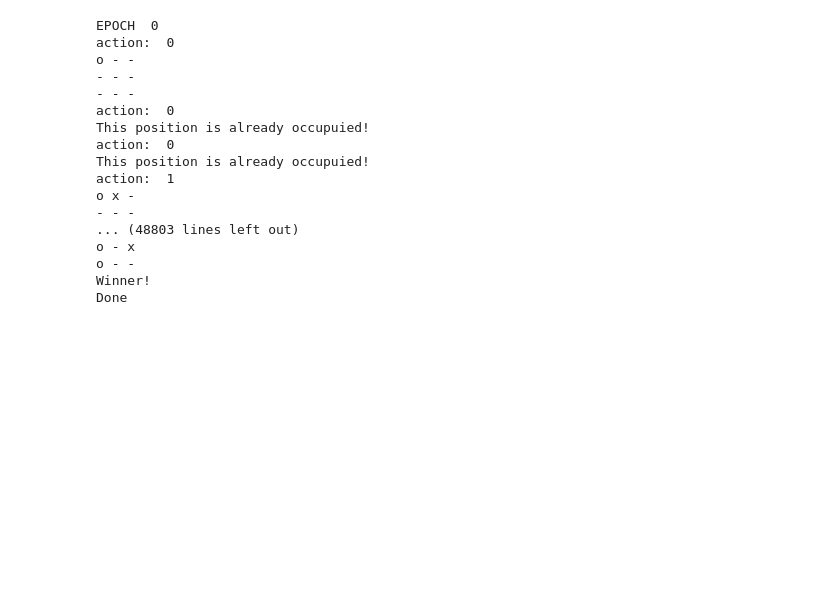
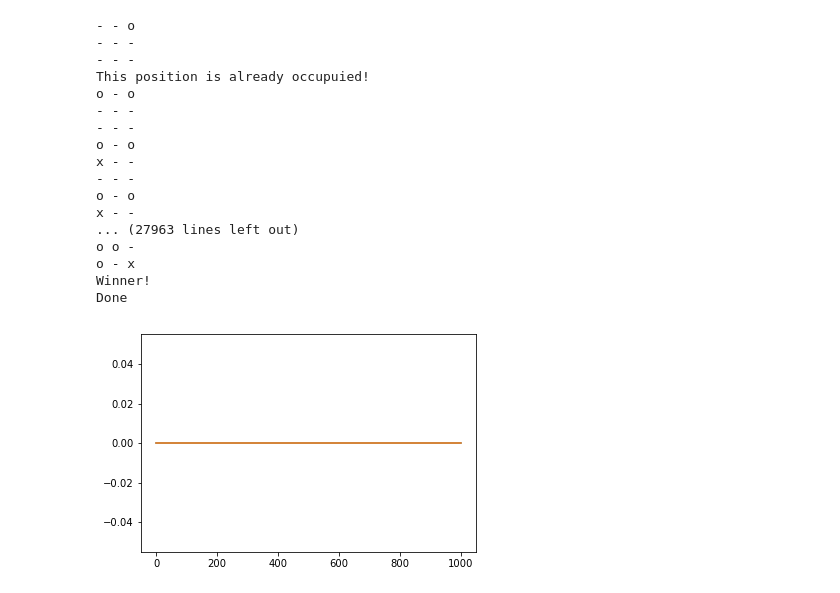
Before and after one commit to mattroz/TicTacToe-RL, a Jupyter notebook: agent_training.ipynb, the cells around one changed output. Cells and saved outputs as stored; diff of their text form; code cells hidden in the pictures; blank space fills up the shorter version.

Commit message:
Done testing, todo: correct plots and scoring

```diff
--- a/agent_training.ipynb
+++ b/agent_training.ipynb
@@ -5,5 +5,5 @@ import imp
 # %%
-def game(env, turn, bot1, bot2, with_human):
+def game(env, turn, bot1, bot2, with_human=False):
     if not with_human:
         if turn == 0:
             r,s,done = env.step(bot1.marker, bot1.act())
@@ -36,7 +36,7 @@ def game(env, turn, bot1, bot2, with_human):
             turn = 1
         if turn == 1:
             player_move = [int(coord) for coord in input('Your move: ').split()]
-            r,s,done = env.step('x', player_move)
+            r,s,done = env.step('o', player_move)
             bot1.observe(s)
             if done:
                 print('Done')
@@ -53,30 +53,44 @@ env = ttte.TicTacToeEnv(3)
 agent1.observe(env.state())
 agent2.observe(env.state())
 # %%
-for epoch in range(0,2500):
-    print('EPOCH ', epoch)
-    while not over:
-        over = game(env, turn, agent1, agent2, with_human=False)
-    env.reset()
-    over = False
+agent1_wins = []
+agent2_wins = []
+win1, win2 = 0, 0
+
+for epoch in range(0,10):
+    agent1_set_wins = 0
+    agent2_set_wins = 0
+    for _ in range(0,100):
+        while not over:
+            over = game(env, turn, agent1, agent2)
+        over = False
+        env.reset()
+        agent1_wins.append(agent1_set_wins)
+        agent2_wins.append(agent2_set_wins)
 # %% [output]
-EPOCH  0
-action:  0
-o - -
+- - o
 - - -
 - - -
-action:  0
 This position is already occupuied!
-action:  0
-This position is already occupuied!
-action:  1
-o x -
+o - o
 - - -
-... (48803 lines left out)
+- - -
+o - o
+x - -
+- - -
+o - o
+x - -
+... (27963 lines left out)
+o o -
 o - x
-o - -
 Winner!
 Done
+# %%
+plt.plot([x for x in range (0,len(agent1_wins))], agent1_wins,
+        [x for x in range (0,len(agent2_wins))], agent2_wins)
+plt.show()
+# %% [output]
+[figure, added]
 # %%
 env.reset()
 over = False
```
Also changed, not shown: parts of 4 cells of this notebook, 3 other files.
